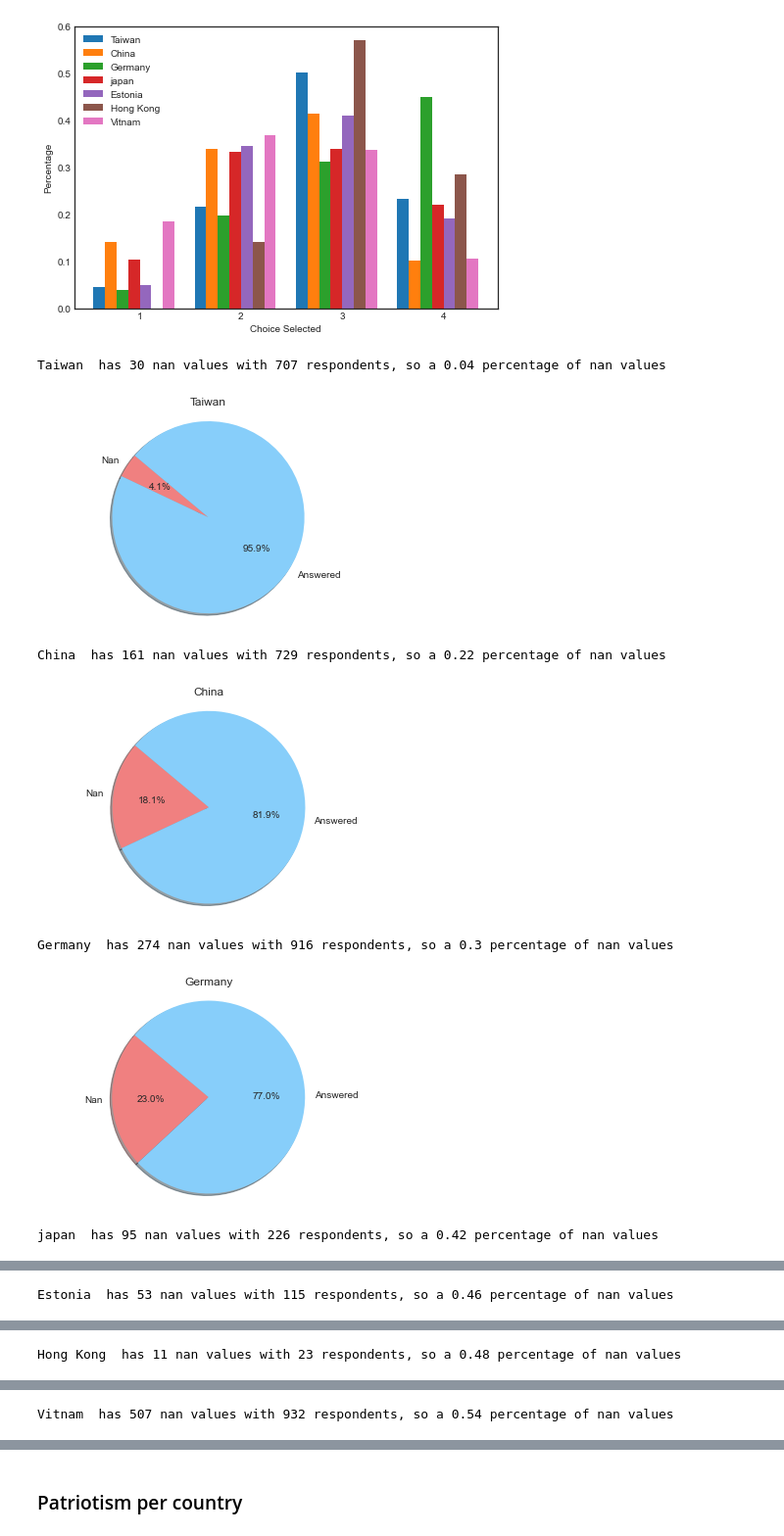
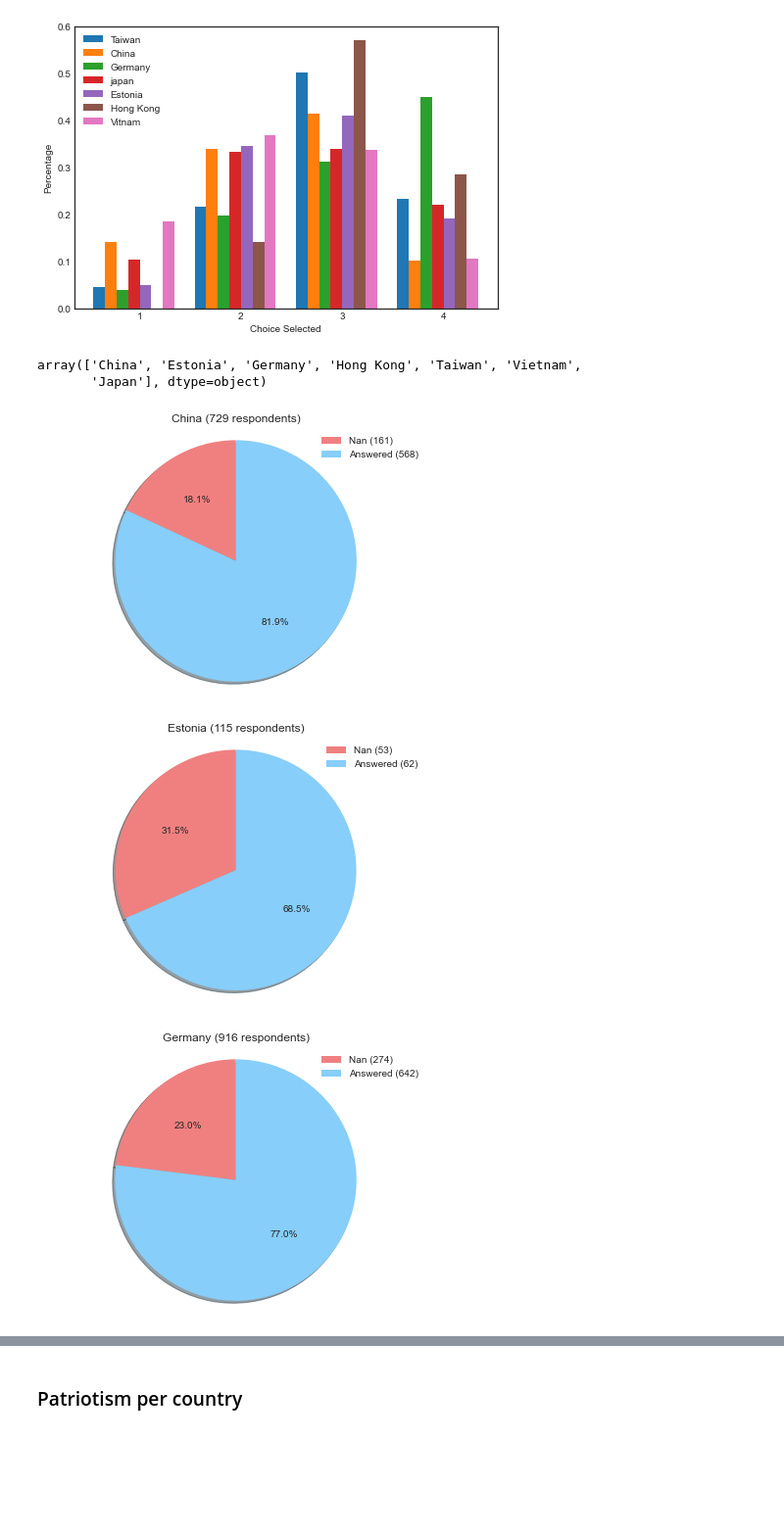
Before and after one commit to hugo2901/Culture-Finance, a Jupyter notebook: Culture Finance.ipynb, the cells around one changed output, grey strips where cells are left out. Shown at 98% size. Cells and saved outputs as stored; diff of their text form; code cells hidden in the pictures; blank space fills up the shorter version.

Commit message:
Updated plots

```diff
--- a/Culture Finance.ipynb
+++ b/Culture Finance.ipynb
@@ -326,31 +336,47 @@ def plot_Choices_countries(data, country_labels, choices):
 plot_Choices_countries(np.array(country_XP1_percentages),country_name,[1,4])
 # %% [output]
 [figure]
+# %%
+countries_print_nan = countries_nan
+countries_print_nan[-1] = 'Japan'
+countries_print_nan[-2] = 'Vietnam'
+# %%
+countries_print_nan
+# %% [output]
+array(['China', 'Estonia', 'Germany', 'Hong Kong', 'Taiwan', 'Vietnam',
+       'Japan'], dtype=object)
 # %%
-for country in df['country'].unique():
+countries_nan = df['country'].unique()
+
+countries_nan.sort()
+
+for i in range(0,len(countries_nan)):
+
+    country = countries_nan[i]
+
     country_data = df.loc[df['country'] == country]
     nan_count = len(np.where(country_data['XFD8'].isnull())[0])
     resp_sum = len(country_data['XFD8'])
 
-    print(country," has "+str(nan_count)+" nan values with "+str(resp_sum)+" respondents, so a "+str(round(nan_count/resp_sum,2))+" percentage of nan values")
+    #print(country," has "+str(nan_count)+" nan values with "+str(resp_sum)+" respondents, so a "+str(round(nan_count/resp_sum,2))+" percentage of nan values")
 
     # Data to plot
-    labels = 'Nan','Answered'
+    labels = ['Nan ('+str(nan_count)+")",'Answered ('+str(resp_sum - nan_count)+")"]
     sizes = [nan_count, resp_sum]
     colors = ['lightcoral', 'lightskyblue']
 
     # Plot
-    plt.title(country)
+
+    plt.figure(figsize=(7,5))
+
+    plt.title(countries_print_nan[i]+" ("+str(resp_sum)+" respondents)")
     plt.pie(sizes, labels=labels, colors=colors,
-    autopct='%1.1f%%', shadow=True, startangle=140)
+    autopct='%1.1f%%', shadow=True, startangle=90, labeldistance=None)
+    plt.legend()
 
     plt.axis('equal')
     plt.show()
 # %% [output]
-Taiwan  has 30 nan values with 707 respondents, so a 0.04 percentage of nan values
-[figure, old version]
+[figure, new version]
-China  has 161 nan values with 729 respondents, so a 0.22 percentage of nan values
-[figure, old version]
+[figure, new version]
-Germany  has 274 nan values with 916 respondents, so a 0.3 percentage of nan values
-[figure, old version]
+[figure, new version]
-japan  has 95 nan values with 226 respondents, so a 0.42 percentage of nan values
@@ -358 +383,0 @@ japan  has 95 nan values with 226 respondents, so a 0.42 percentage of nan value
-Estonia  has 53 nan values with 115 respondents, so a 0.46 percentage of nan values
@@ -360 +384,0 @@ Estonia  has 53 nan values with 115 respondents, so a 0.46 percentage of nan val
-Hong Kong  has 11 nan values with 23 respondents, so a 0.48 percentage of nan values
@@ -362 +385,0 @@ Hong Kong  has 11 nan values with 23 respondents, so a 0.48 percentage of nan va
-Vitnam  has 507 nan values with 932 respondents, so a 0.54 percentage of nan values
```
Also changed, not shown: parts of 21 cells of this notebook.
